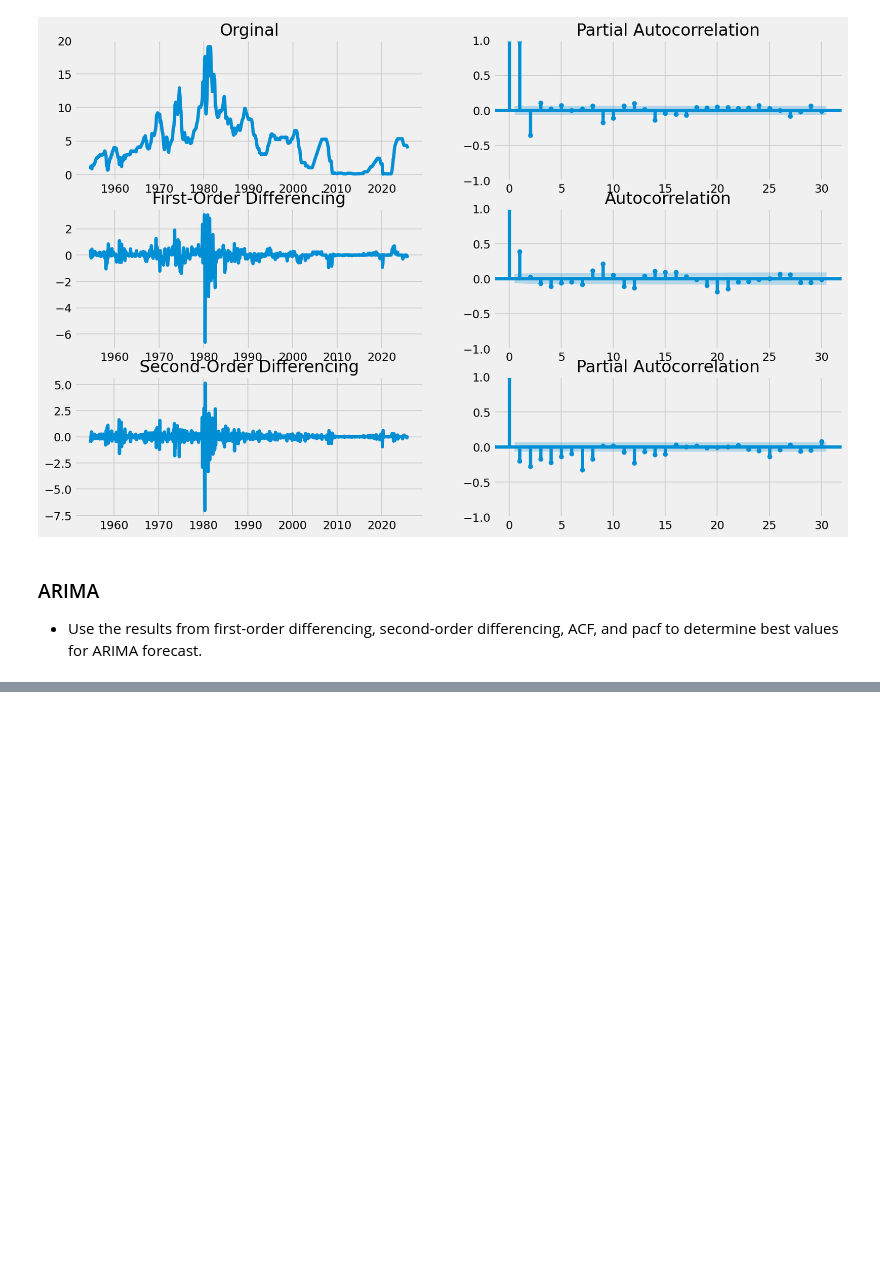
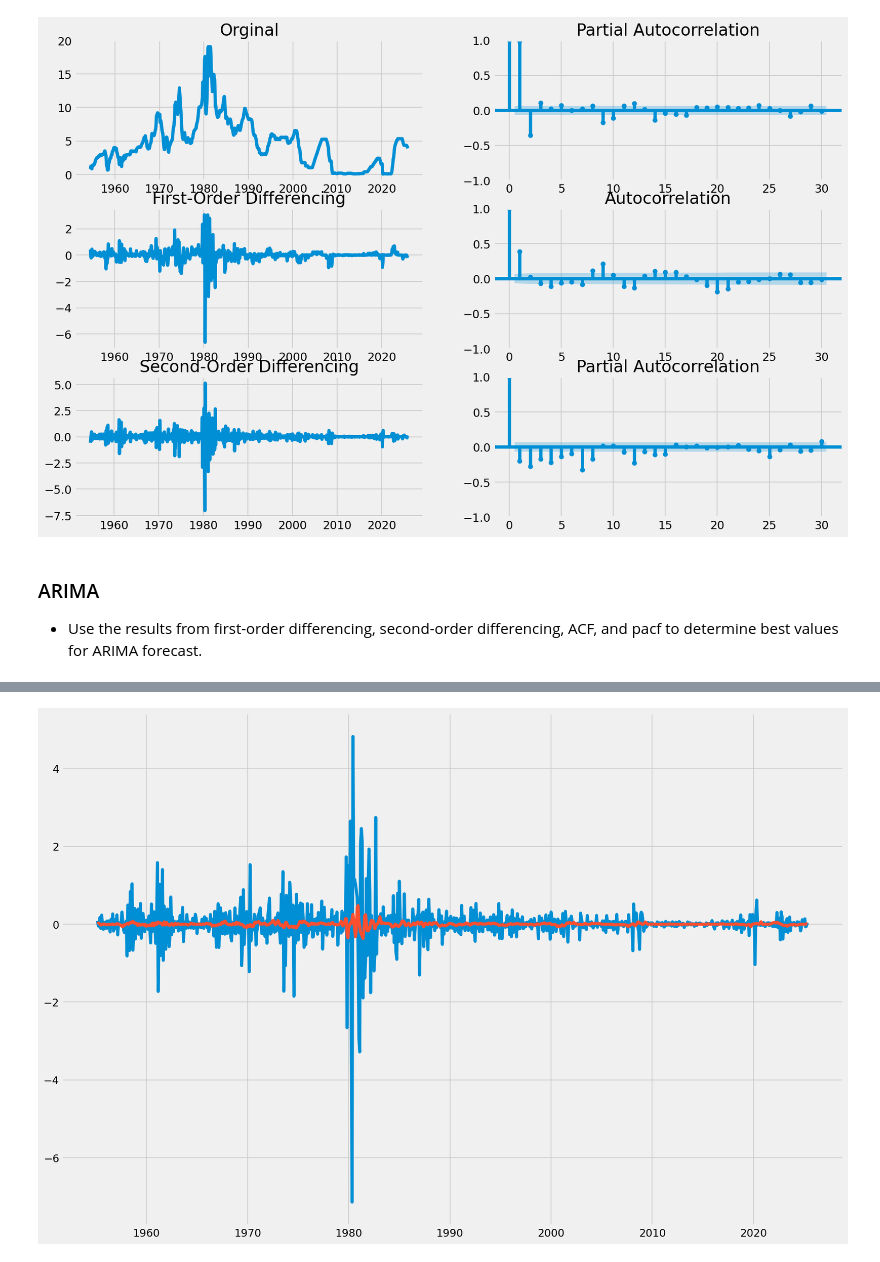
Before and after one commit to nickkats1/Fed-Funds-Forecast, a Jupyter notebook: notebooks/_arima.ipynb, the cells around one changed output, grey strips where cells are left out. Saved outputs shown, nothing was run; the diff lists cells and outputs as text; code cells hidden in the pictures; blank space fills up the shorter version.

```diff
--- a/notebooks/_arima.ipynb
+++ b/notebooks/_arima.ipynb
@@ -245,3 +250,19 @@ results_fitted.plot_diagnostics()
+# %%
+# seasonal decompose
+
+seasonal_decomp = seasonal_decompose(x=df_diff_diff)
+
+resid = seasonal_decomp.resid
+trends = seasonal_decomp.trend
+
+
+plt.figure(figsize=(15,10))
+plt.plot(resid)
+plt.plot(trends)
+plt.tight_layout()
+plt.show()
+# %% [output]
+[figure, added]
 # %%
 # predictions using ARIMA
 result_predict = results_fitted.predict()
```
Also changed, not shown: parts of 14 cells of this notebook, 17 other files.
